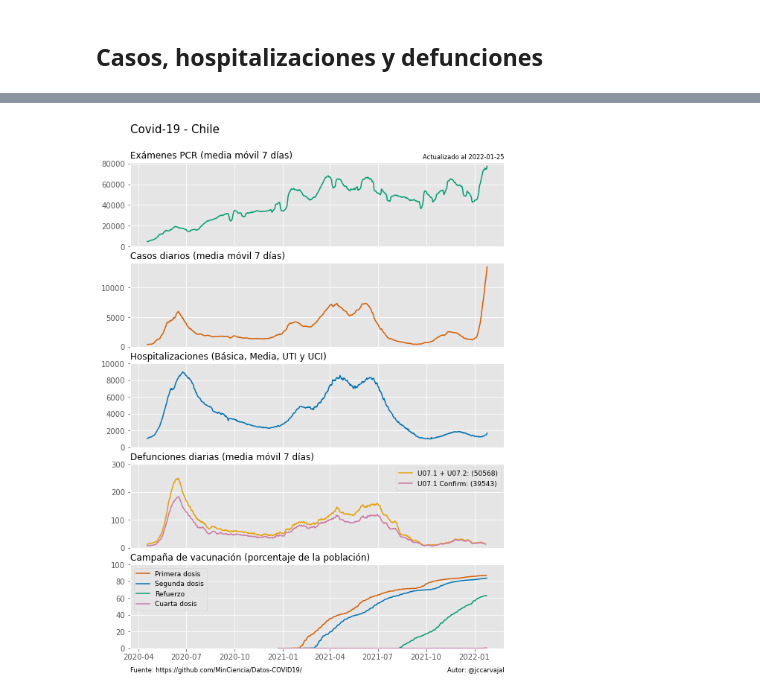
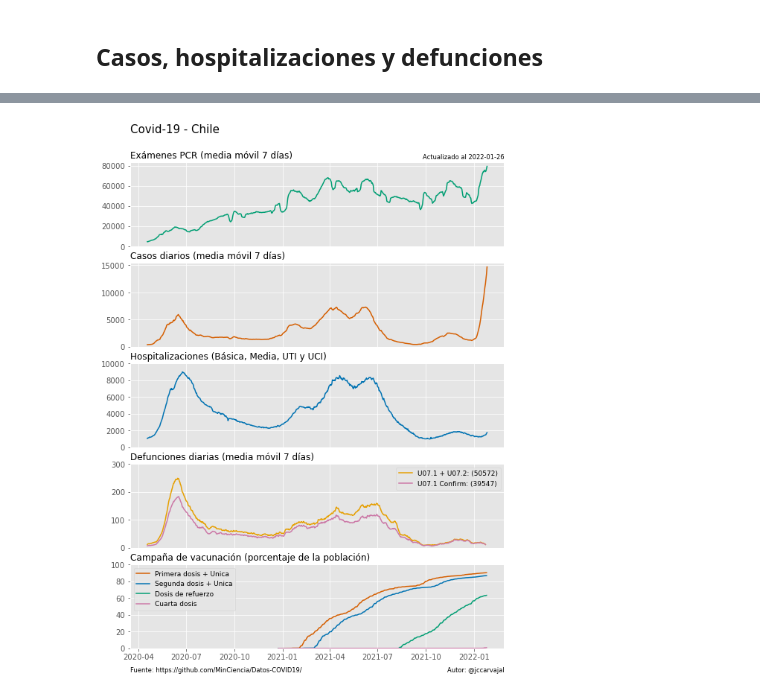
Before and after one commit to jccarvajal/covid19chile, a Jupyter notebook: Covid_19_Chile.ipynb, the cells around one changed output, grey strips where cells are left out. Cells and saved outputs as stored; diff of their text form; code cells hidden in the pictures.

```diff
--- a/Covid_19_Chile.ipynb
+++ b/Covid_19_Chile.ipynb
@@ -777,14 +777,15 @@ dp76_edit.rename(columns={'Dosis':'Fecha'},inplace=True)
 dp76_edit['Fecha']   = pd.to_datetime(dp76_edit['Fecha'])
 dp76_edit['Primera'] = dp76_edit['Primera'].apply(pd.to_numeric)
 dp76_edit['Segunda'] = dp76_edit['Segunda'].apply(pd.to_numeric)
+dp76_edit['Unica'] = dp76_edit['Unica'].apply(pd.to_numeric)
 dp76_edit['Refuerzo'] = dp76_edit['Refuerzo'].apply(pd.to_numeric)
 dp76_edit['Cuarta'] = dp76_edit['Cuarta'].apply(pd.to_numeric)
 
 habitantes = 19458310 #Población estimada en DP1 de Minciencia
 #habitantes = 19001050 #Población estimada usada para cálculo Minsal para población objetivo de 15200840 (80%)
 
-dp76_edit['Primera_100'] = 100 * (dp76_edit['Primera'] / habitantes)
-dp76_edit['Segunda_100'] = 100 * (dp76_edit['Segunda'] / habitantes)
+dp76_edit['Primera_Unica_100'] = 100 * ((dp76_edit['Primera'] + dp76_edit['Unica']) / habitantes)
+dp76_edit['Segunda_Unica_100'] = 100 * ((dp76_edit['Segunda'] + dp76_edit['Unica']) / habitantes)
 dp76_edit['Refuerzo_100'] = 100 * (dp76_edit['Refuerzo'] / habitantes)
 dp76_edit['Cuarta_100'] = 100 * (dp76_edit['Cuarta'] / habitantes)
 
@@ -837,7 +838,7 @@ hospitalizaciones_total = dp24_edit[['Fecha', 'Hospitalizaciones']].reset_index(
 defunciones_nacional = dp37_f_mm[['Fecha', 'Confirmados y sospechosos', 'Confirmados']].reset_index(drop=True)
 
 #Vacunación
-vacunacion = dp76_edit[['Fecha','Primera_100','Segunda_100','Refuerzo_100','Cuarta_100']].reset_index(drop=True)
+vacunacion = dp76_edit[['Fecha','Primera_Unica_100','Segunda_Unica_100','Refuerzo_100','Cuarta_100']].reset_index(drop=True)
 
 #Merge
 los_dos_casos = pd.merge(examenes_pcr_nacional, casos_diarios_nacional, on=['Fecha'])
@@ -885,7 +886,7 @@ ax2 = plt.subplot(512, sharex = ax1)
 plt.plot(resumen['Fecha'], resumen['Nacional'], color='#D55E00')
 plt.title('Casos diarios (media móvil 7 días)', fontsize = 12, loc='left')
 plt.ylim(ymin=0)
-#plt.ylim(ymax=12000)
+#plt.ylim(ymax=20000)
 plt.tick_params(
     axis='x',          # changes apply to the x-axis
     which='both',      # both major and minor ticks are affected
@@ -924,34 +925,34 @@ plt.tick_params(
 plt.legend(['U07.1 + U07.2: (' + str(total_conf_sosp) + ')',], loc='upper right', prop={'size': 9})
 plt.legend(['U07.1 + U07.2: (' + str(total_conf_sosp) + ')',
             'U07.1 Confirm: (' + str(total_conf) + ')'], loc='upper right', prop={'size': 9})
 plt.grid(True)
 
 #plt.subplot(515)
 ax5 = plt.subplot(515, sharex = ax1)
-plt.plot(resumen['Fecha'], resumen['Primera_100'], color='#D55E00')
-plt.plot(resumen['Fecha'], resumen['Segunda_100'], color='#0072B2')
+plt.plot(resumen['Fecha'], resumen['Primera_Unica_100'], color='#D55E00')
+plt.plot(resumen['Fecha'], resumen['Segunda_Unica_100'], color='#0072B2')
 plt.plot(resumen['Fecha'], resumen['Refuerzo_100'], color='#009E73')
 plt.plot(resumen['Fecha'], resumen['Cuarta_100'], color='#CC79A7')
-plt.legend(['Primera dosis', 'Segunda dosis', 'Refuerzo', 'Cuarta dosis'], loc='upper left', prop={'size': 9})
+plt.legend(['Primera dosis + Unica', 'Segunda dosis + Unica', 'Dosis de refuerzo', 'Cuarta dosis'], loc='upper left', prop={'size': 9})
 plt.title('Campaña de vacunación (porcentaje de la población)', fontsize = 12, loc='left')
 plt.ylim(ymin=0)
 plt.ylim(ymax=100)
 plt.xticks(size = 10, rotation = 0)
 plt.grid(True)
 plt.annotate('Fuente: https://github.com/MinCiencia/Datos-COVID19/',
              xy=(0,0), xytext=(0,-25), xycoords='axes fraction', textcoords='offset points',
              fontsize='small', va='top', ha='left')
 plt.annotate('Autor: @jccarvajal',
              xy=(1,0), xytext=(0,-25), xycoords='axes fraction', textcoords='offset points',
              fontsize='small', va='top', ha='right')
 
 # Guardar figura en directorio
 directory = 'Covid_19_Figures'
 filename = 'Casos_diarios_hospitalizaciones_defunciones_vacunacion.png'
 if not os.path.exists(directory):
     os.makedirs(directory)
 savepath = os.path.join(directory, filename)
 plt.savefig(savepath, dpi=200)
 plt.show()
 # %% [output]
-[figure, old version]
+[figure, new version]
```
Also changed, not shown: parts of 22 cells of this notebook.
